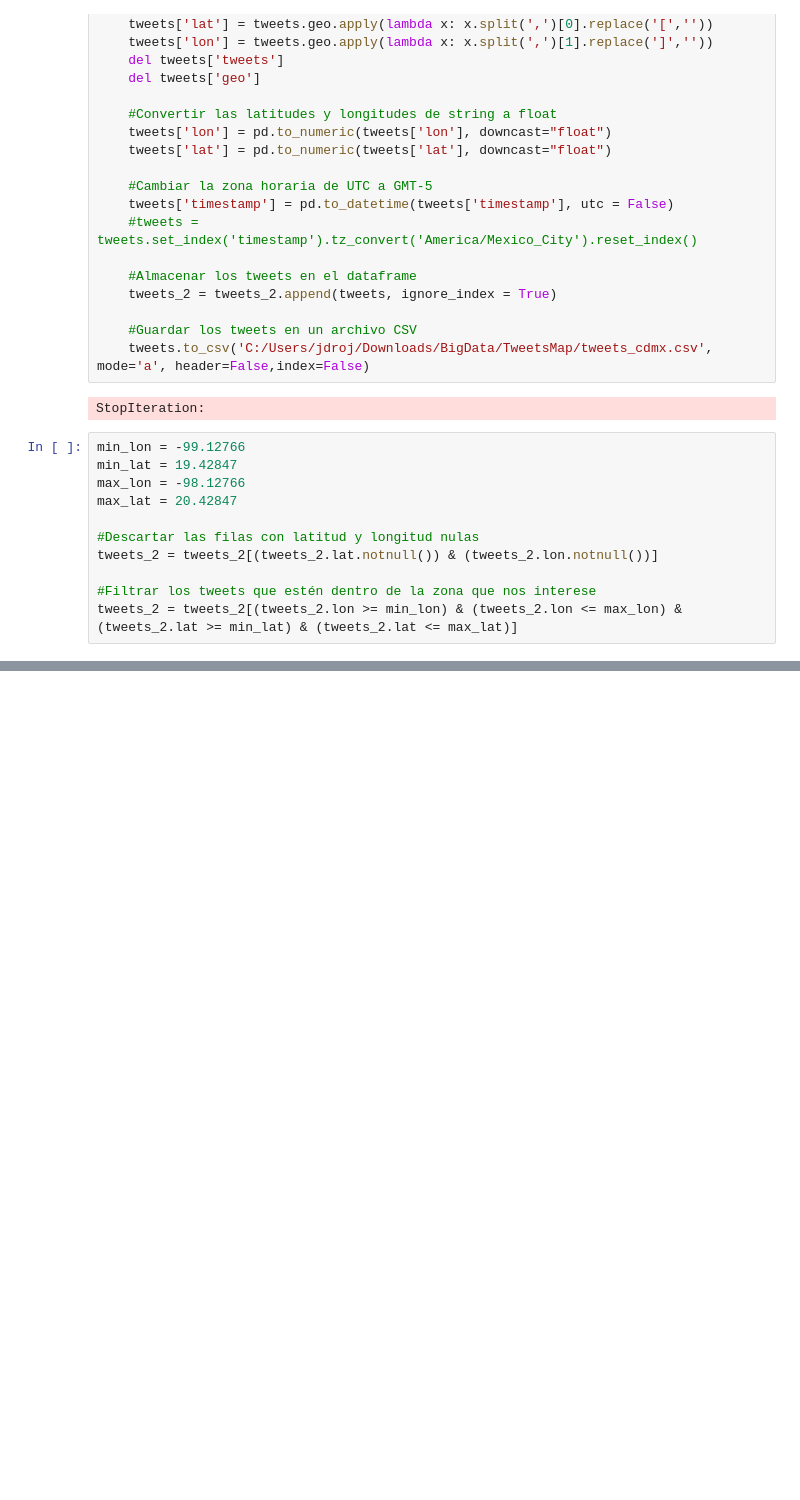
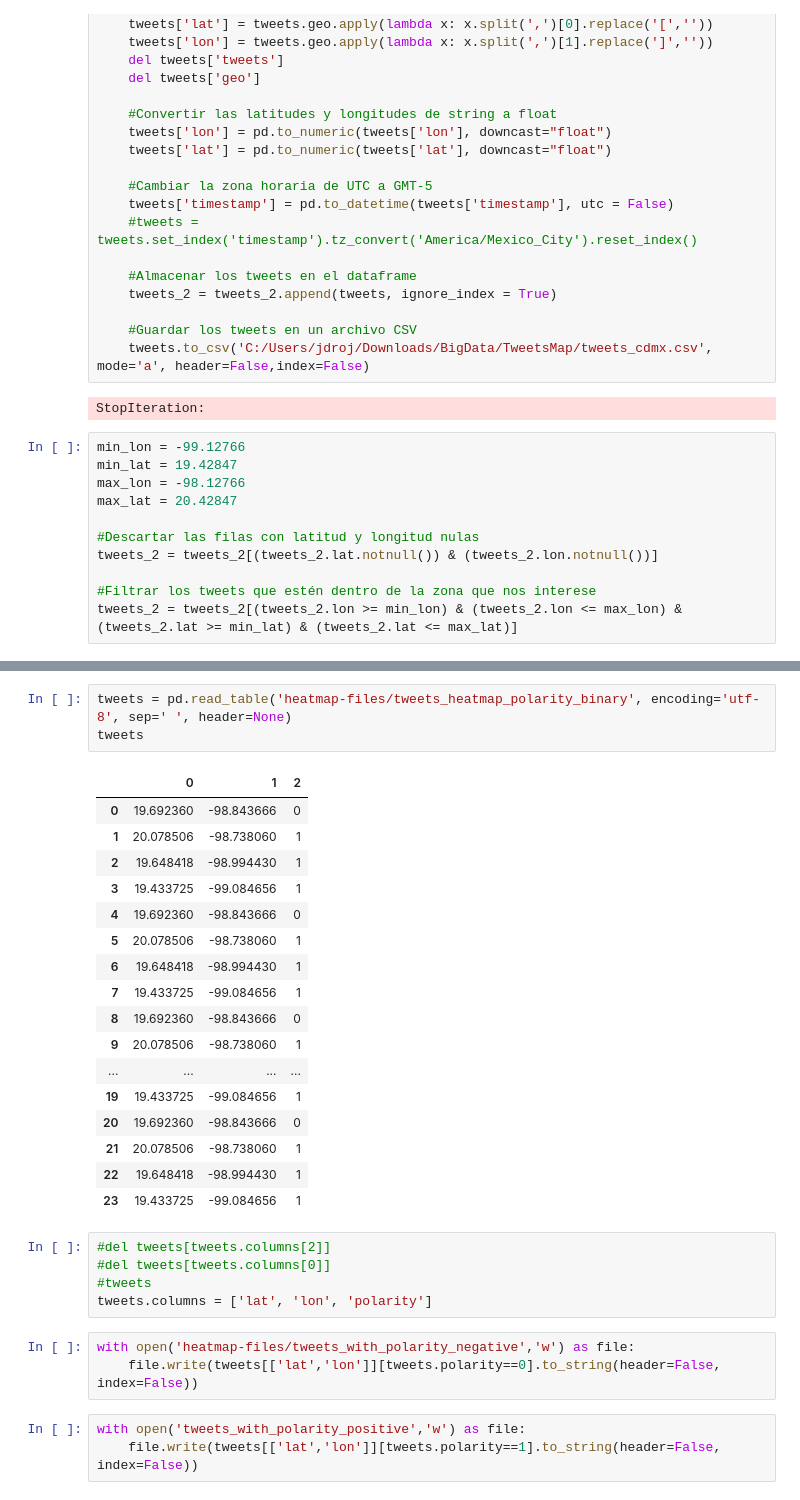
Before and after one commit to davidrovj/TweetsMap, a Jupyter notebook: test.ipynb, the cells around one changed output, grey strips where cells are left out. Saved outputs shown, nothing was run; the diff lists cells and outputs as text; blank space fills up the shorter version.

```diff
--- a/test.ipynb
+++ b/test.ipynb
@@ -164,0 +663,32 @@ with open('heatmap-files/tweets_heatmap_tam_mad','w') as file:
+# %%
+tweets = pd.read_table('heatmap-files/tweets_heatmap_polarity_binary', encoding='utf-8', sep=' ', header=None)
+tweets
+# %% [output]
+|  | 0 | 1 | 2 |
+| 0 | 19.692360 | -98.843666 | 0 |
+| 1 | 20.078506 | -98.738060 | 1 |
+| 2 | 19.648418 | -98.994430 | 1 |
+| 3 | 19.433725 | -99.084656 | 1 |
+| 4 | 19.692360 | -98.843666 | 0 |
+| 5 | 20.078506 | -98.738060 | 1 |
+| 6 | 19.648418 | -98.994430 | 1 |
+| 7 | 19.433725 | -99.084656 | 1 |
+| 8 | 19.692360 | -98.843666 | 0 |
+| 9 | 20.078506 | -98.738060 | 1 |
+| ... | ... | ... | ... |
+| 19 | 19.433725 | -99.084656 | 1 |
+| 20 | 19.692360 | -98.843666 | 0 |
+| 21 | 20.078506 | -98.738060 | 1 |
+| 22 | 19.648418 | -98.994430 | 1 |
+| 23 | 19.433725 | -99.084656 | 1 |
+# %%
+#del tweets[tweets.columns[2]]
+#del tweets[tweets.columns[0]]
+#tweets
+tweets.columns = ['lat', 'lon', 'polarity']
+# %%
+with open('heatmap-files/tweets_with_polarity_negative','w') as file:
+    file.write(tweets[['lat','lon']][tweets.polarity==0].to_string(header=False, index=False))
+# %%
+with open('tweets_with_polarity_positive','w') as file:
+    file.write(tweets[['lat','lon']][tweets.polarity==1].to_string(header=False, index=False))
```
Also changed, not shown: parts of 33 cells of this notebook, 9 other files.
